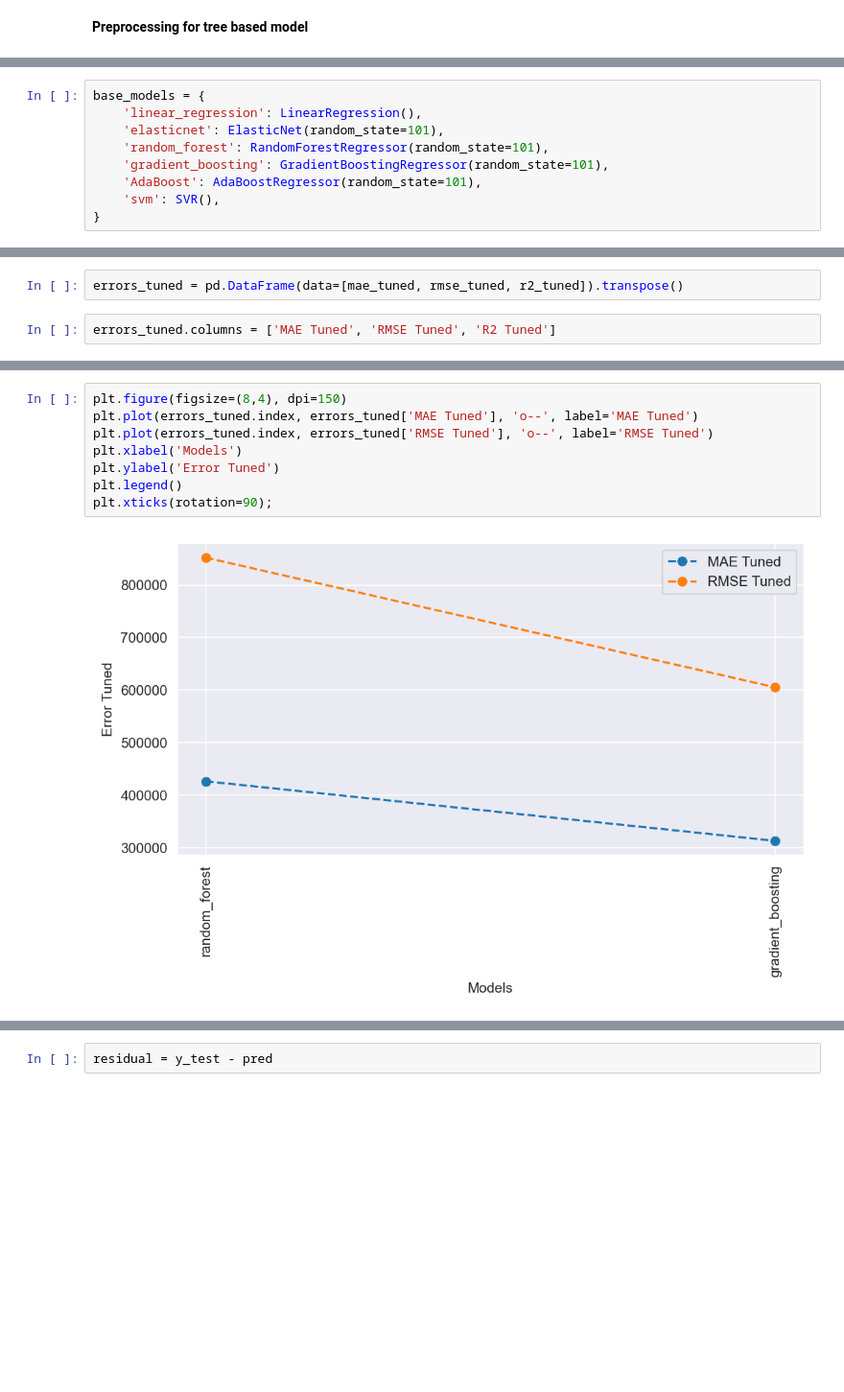
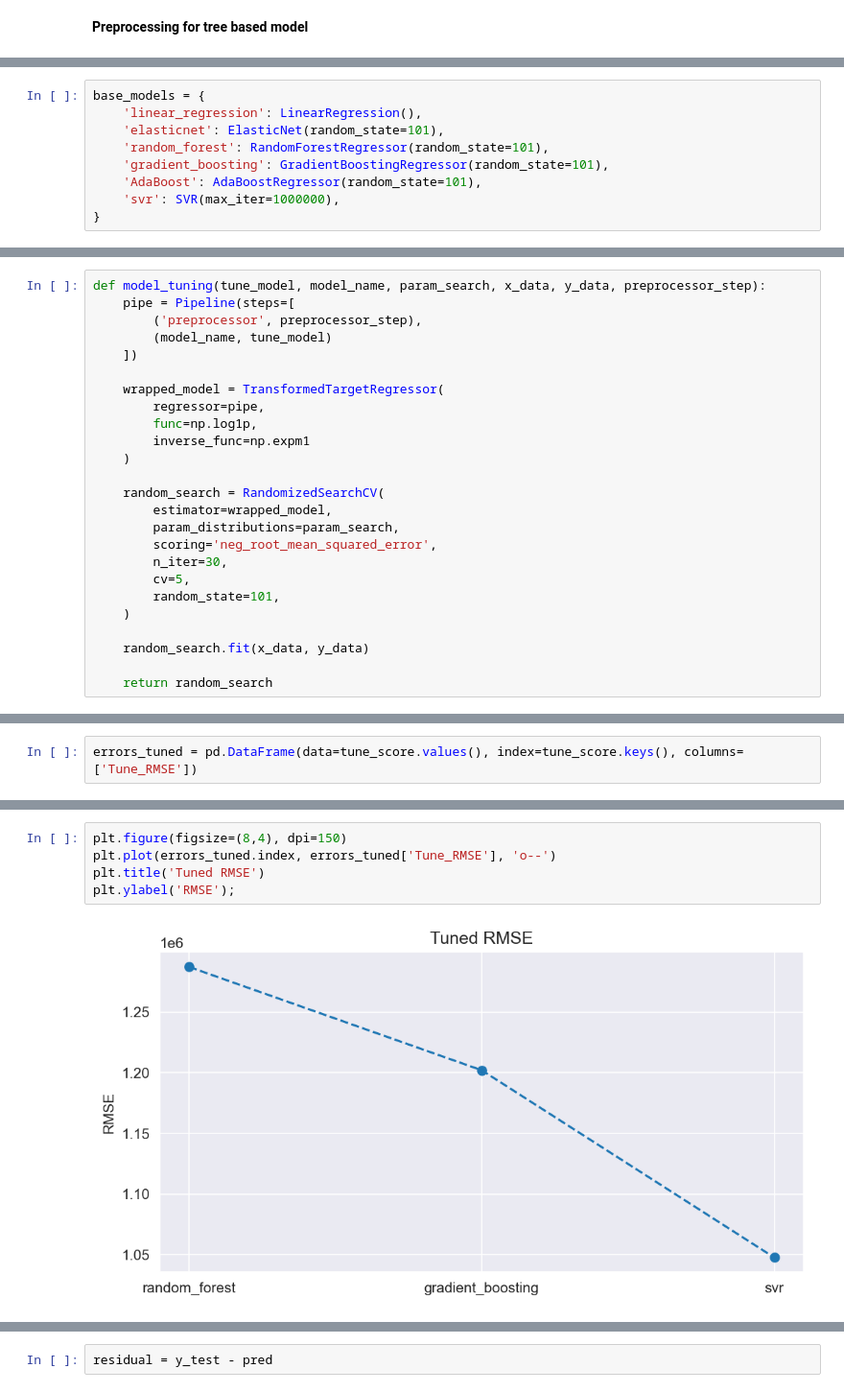
Before and after one commit to mohammad-javad-0/car-predict-price, a Jupyter notebook: source_code/training.ipynb, the cells around one changed output, grey strips where cells are left out. Shown at 96% size. Saved outputs shown, nothing was run; the diff lists cells and outputs as text; blank space fills up the shorter version.

```diff
--- a/source_code/training.ipynb
+++ b/source_code/training.ipynb
@@ -100,6 +143,6 @@ base_models = {
     'random_forest': RandomForestRegressor(random_state=101),
     'gradient_boosting': GradientBoostingRegressor(random_state=101),
     'AdaBoost': AdaBoostRegressor(random_state=101),
-    'svm': SVR(),
+    'svr': SVR(max_iter=1000000),
 }
 # %%
@@ -172 +221,26 @@ tuned_models = {
+# %%
+def model_tuning(tune_model, model_name, param_search, x_data, y_data, preprocessor_step):
+    pipe = Pipeline(steps=[
+        ('preprocessor', preprocessor_step),
+        (model_name, tune_model)
+    ])
+
+    wrapped_model = TransformedTargetRegressor(
+        regressor=pipe,
+        func=np.log1p,
+        inverse_func=np.expm1
+    )
+
+    random_search = RandomizedSearchCV(
+        estimator=wrapped_model,
+        param_distributions=param_search,
+        scoring='neg_root_mean_squared_error',
+        n_iter=30,
+        cv=5,
+        random_state=101,
+    )
+
+    random_search.fit(x_data, y_data)
+
+    return random_search
 # %%
@@ -228,7 +285,5 @@ KeyboardInterrupt
 # %%
-errors_tuned = pd.DataFrame(data=[mae_tuned, rmse_tuned, r2_tuned]).transpose()
+errors_tuned = pd.DataFrame(data=tune_score.values(), index=tune_score.keys(), columns=['Tune_RMSE'])
-# %%
-errors_tuned.columns = ['MAE Tuned', 'RMSE Tuned', 'R2 Tuned']
 # %%
 errors_tuned
 # %% [output]
@@ -238,10 +294,7 @@ errors_tuned
 # %%
 plt.figure(figsize=(8,4), dpi=150)
-plt.plot(errors_tuned.index, errors_tuned['MAE Tuned'], 'o--', label='MAE Tuned')
-plt.plot(errors_tuned.index, errors_tuned['RMSE Tuned'], 'o--', label='RMSE Tuned')
-plt.xlabel('Models')
-plt.ylabel('Error Tuned')
-plt.legend()
-plt.xticks(rotation=90);
+plt.plot(errors_tuned.index, errors_tuned['Tune_RMSE'], 'o--')
+plt.title('Tuned RMSE')
+plt.ylabel('RMSE');
 # %% [output]
-[figure, old version]
+[figure, new version]
```
Also changed, not shown: parts of 55 cells of this notebook, 4 other files.
